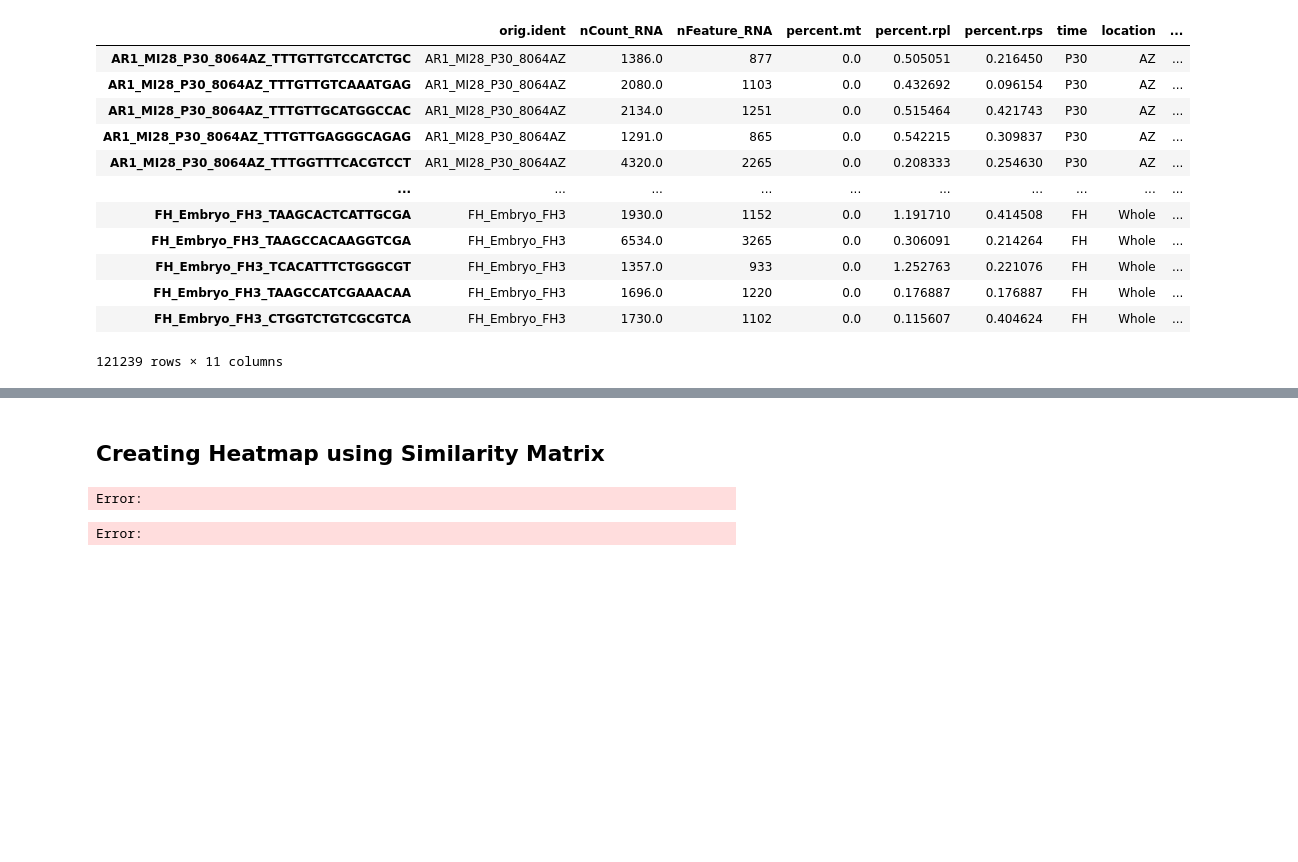
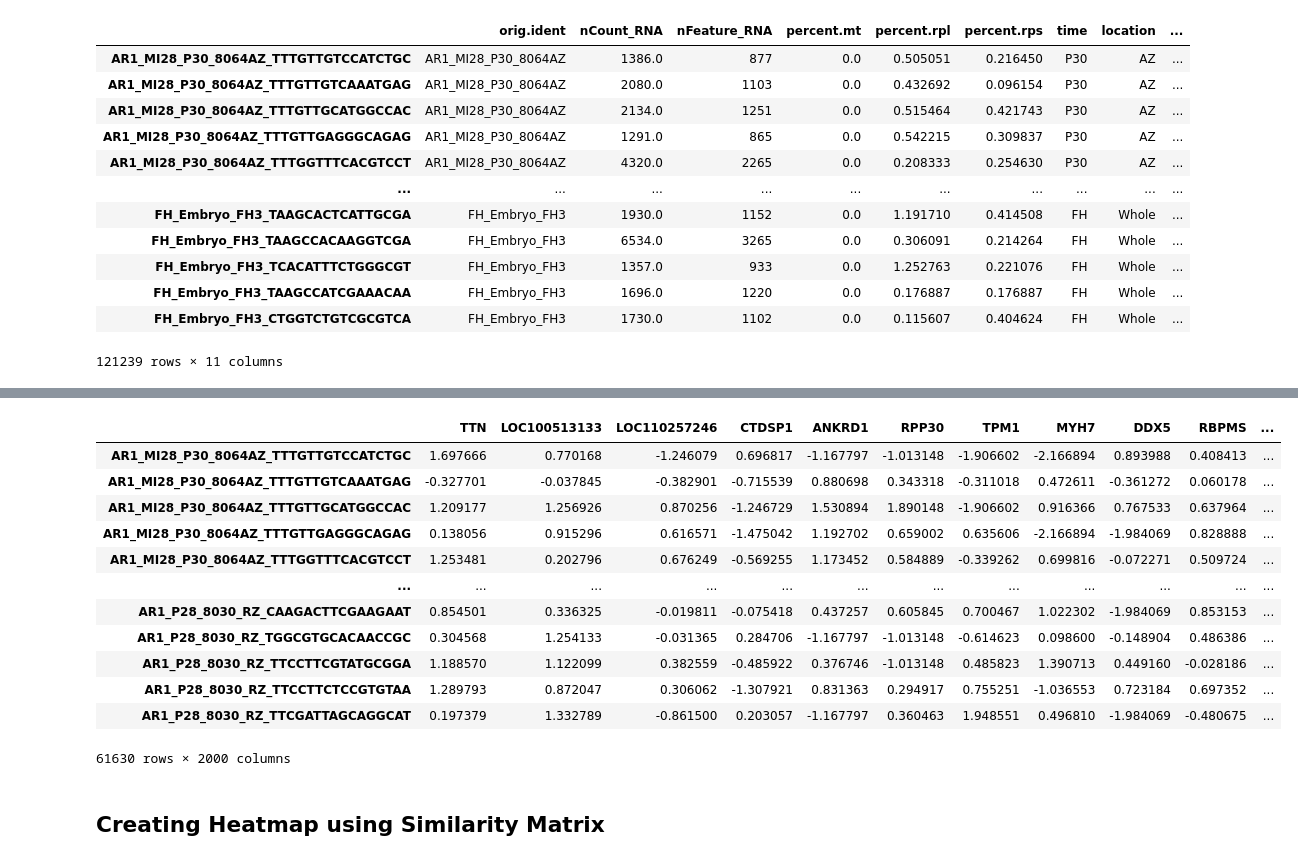
Before and after one commit to irsyadadam/omics_similarity_network_fusion, a Jupyter notebook: gene_similarity_matrix.ipynb, the cells around one changed output, grey strips where cells are left out. Cells and saved outputs as stored; diff of their text form; code cells hidden in the pictures; blank space fills up the shorter version.

```diff
--- a/gene_similarity_matrix.ipynb
+++ b/gene_similarity_matrix.ipynb
@@ -51,6 +59,7 @@ print("gene df:", gene_expr_data.shape)
 #replace index, column headings
 gene_expr_data.index = ident_index
 gene_expr_data.columns = gene_index
+gene_expr_data["ident"] = orig_ident
 # %% [output]
 ETA: ~40 sec
 This is where adjacency matrices should go now.
@@ -97,0 +165,9 @@ metadata
+# %%
+double_injury_stages = []
+for i in double_injury_model:
+    for j in i:
+        double_injury_stages.append(j)
+
+#get rid of control p1
+double_injury_stages = double_injury_stages[3:]
+double_injury_stages
@@ -98,2 +192,21 @@ metadata
+# %%
+double_injury_gene_expression = gene_expr_data[gene_expr_data["ident"].isin(double_injury_stages)]
+double_injury_gene_expression = double_injury_gene_expression.drop("ident", axis=1)
+# %%
+double_injury_gene_expression
+# %% [output]
+|  | TTN | LOC100513133 | LOC110257246 | CTDSP1 | ANKRD1 | RPP30 | TPM1 | MYH7 | DDX5 | RBPMS | ... |
+| AR1_MI28_P30_8064AZ_TTTGTTGTCCATCTGC | 1.697666 | 0.770168 | -1.246079 | 0.696817 | -1.167797 | -1.013148 | -1.906602 | -2.166894 | 0.893988 | 0.408413 | ... |
+| AR1_MI28_P30_8064AZ_TTTGTTGTCAAATGAG | -0.327701 | -0.037845 | -0.382901 | -0.715539 | 0.880698 | 0.343318 | -0.311018 | 0.472611 | -0.361272 | 0.060178 | ... |
+| AR1_MI28_P30_8064AZ_TTTGTTGCATGGCCAC | 1.209177 | 1.256926 | 0.870256 | -1.246729 | 1.530894 | 1.890148 | -1.906602 | 0.916366 | 0.767533 | 0.637964 | ... |
+| AR1_MI28_P30_8064AZ_TTTGTTGAGGGCAGAG | 0.138056 | 0.915296 | 0.616571 | -1.475042 | 1.192702 | 0.659002 | 0.635606 | -2.166894 | -1.984069 | 0.828888 | ... |
+| AR1_MI28_P30_8064AZ_TTTGGTTTCACGTCCT | 1.253481 | 0.202796 | 0.676249 | -0.569255 | 1.173452 | 0.584889 | -0.339262 | 0.699816 | -0.072271 | 0.509724 | ... |
+| ... | ... | ... | ... | ... | ... | ... | ... | ... | ... | ... | ... |
+| AR1_P28_8030_RZ_CAAGACTTCGAAGAAT | 0.854501 | 0.336325 | -0.019811 | -0.075418 | 0.437257 | 0.605845 | 0.700467 | 1.022302 | -1.984069 | 0.853153 | ... |
+| AR1_P28_8030_RZ_TGGCGTGCACAACCGC | 0.304568 | 1.254133 | -0.031365 | 0.284706 | -1.167797 | -1.013148 | -0.614623 | 0.098600 | -0.148904 | 0.486386 | ... |
+| AR1_P28_8030_RZ_TTCCTTCGTATGCGGA | 1.188570 | 1.122099 | 0.382559 | -0.485922 | 0.376746 | -1.013148 | 0.485823 | 1.390713 | 0.449160 | -0.028186 | ... |
+| AR1_P28_8030_RZ_TTCCTTCTCCGTGTAA | 1.289793 | 0.872047 | 0.306062 | -1.307921 | 0.831363 | 0.294917 | 0.755251 | -1.036553 | 0.723184 | 0.697352 | ... |
+| AR1_P28_8030_RZ_TTCGATTAGCAGGCAT | 0.197379 | 1.332789 | -0.861500 | 0.203057 | -1.167797 | 0.360463 | 1.948551 | 0.496810 | -1.984069 | -0.480675 | ... |
+61630 rows × 2000 columns
 # %% [markdown]
 ## Creating Heatmap using Similarity Matrix
@@ -103,5 +212,0 @@ import sklearn.preprocessing as pp
-# %%
-similarities_sparse = cosine_similarity(expr_data,dense_output=False)
-# %% [output]
-Error:
-Error:
```
Also changed, not shown: parts of 9 cells of this notebook, 2 other files.
